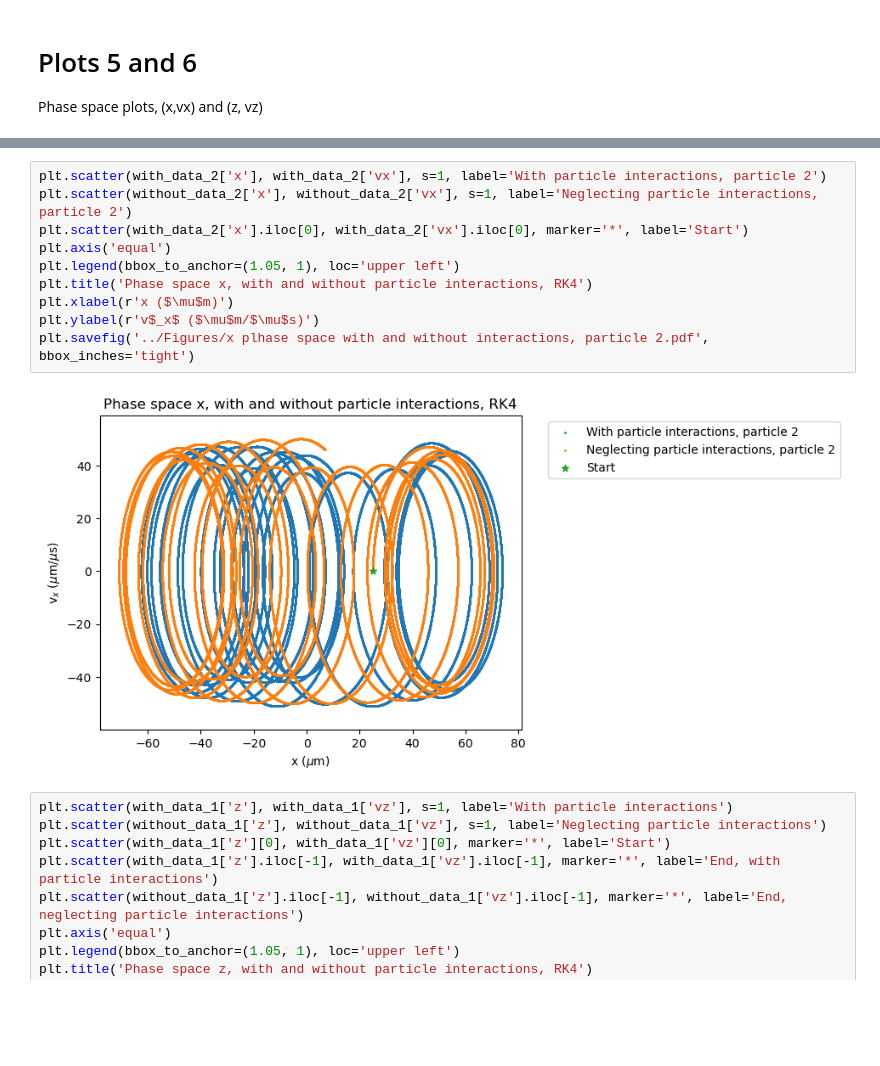
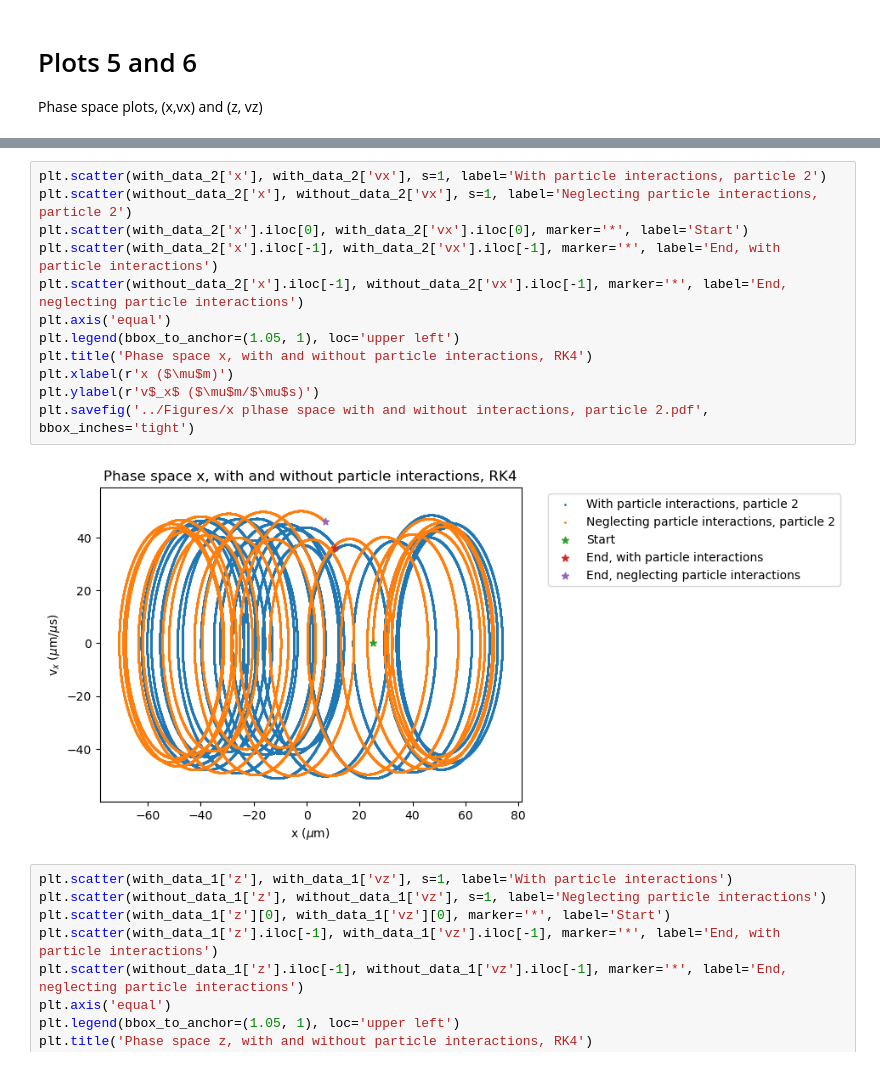
Before and after one commit to BrittHaanen15/Project3-final-version, a Jupyter notebook: Plotting/Plotting_one_and_two_particle.ipynb, the cells around one changed output, grey strips where cells are left out. Cells and saved outputs as stored; diff of their text form; blank space fills up the shorter version.

```diff
--- a/Plotting/Plotting_one_and_two_particle.ipynb
+++ b/Plotting/Plotting_one_and_two_particle.ipynb
@@ -180,15 +202,17 @@ plt.savefig('../Figures/x plhase space with and without interactions, particle 1
 # %%
 plt.scatter(with_data_2['x'], with_data_2['vx'], s=1, label='With particle interactions, particle 2')
 plt.scatter(without_data_2['x'], without_data_2['vx'], s=1, label='Neglecting particle interactions, particle 2')
 plt.scatter(with_data_2['x'].iloc[0], with_data_2['vx'].iloc[0], marker='*', label='Start')
+plt.scatter(with_data_2['x'].iloc[-1], with_data_2['vx'].iloc[-1], marker='*', label='End, with particle interactions')
+plt.scatter(without_data_2['x'].iloc[-1], without_data_2['vx'].iloc[-1], marker='*', label='End, neglecting particle interactions')
 plt.axis('equal')
 plt.legend(bbox_to_anchor=(1.05, 1), loc='upper left')
 plt.title('Phase space x, with and without particle interactions, RK4')
 plt.xlabel(r'x ($\mu$m)')
 plt.ylabel(r'v$_x$ ($\mu$m/$\mu$s)')
 plt.savefig('../Figures/x plhase space with and without interactions, particle 2.pdf', bbox_inches='tight')
 # %% [output]
-[figure, old version]
+[figure, new version]
 # %%
 plt.scatter(with_data_1['z'], with_data_1['vz'], s=1, label='With particle interactions')
 plt.scatter(without_data_1['z'], without_data_1['vz'], s=1, label='Neglecting particle interactions')
```
Also changed, not shown: parts of 5 cells of this notebook, 9 other files.
